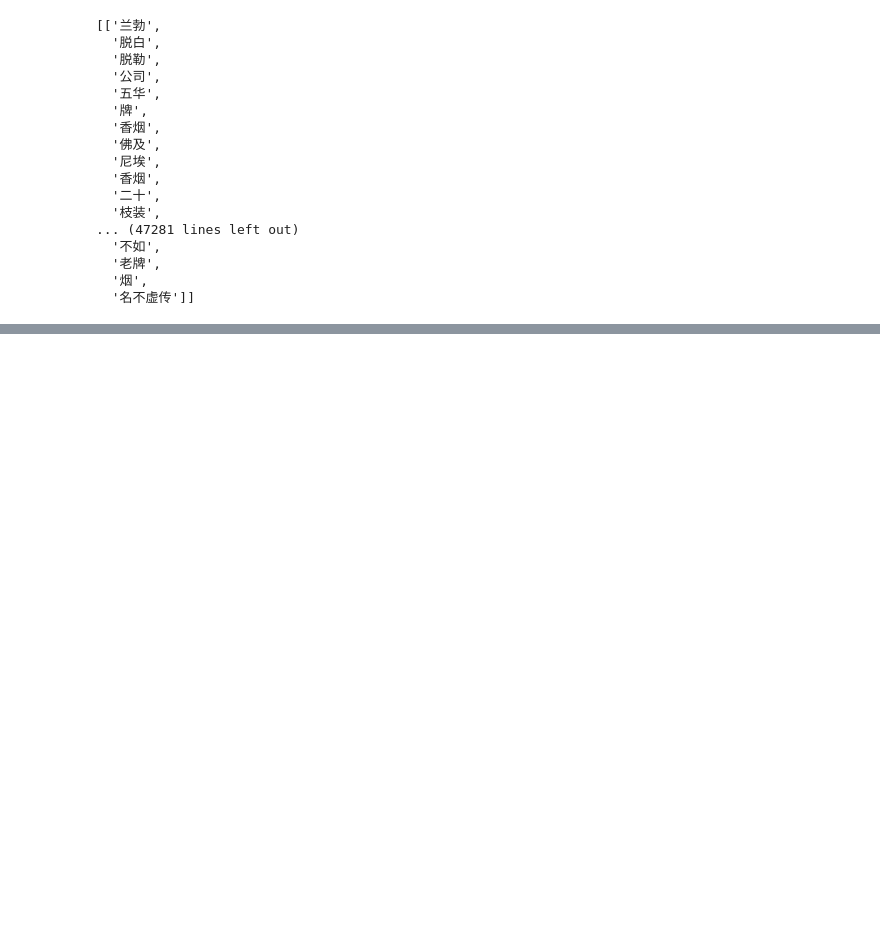
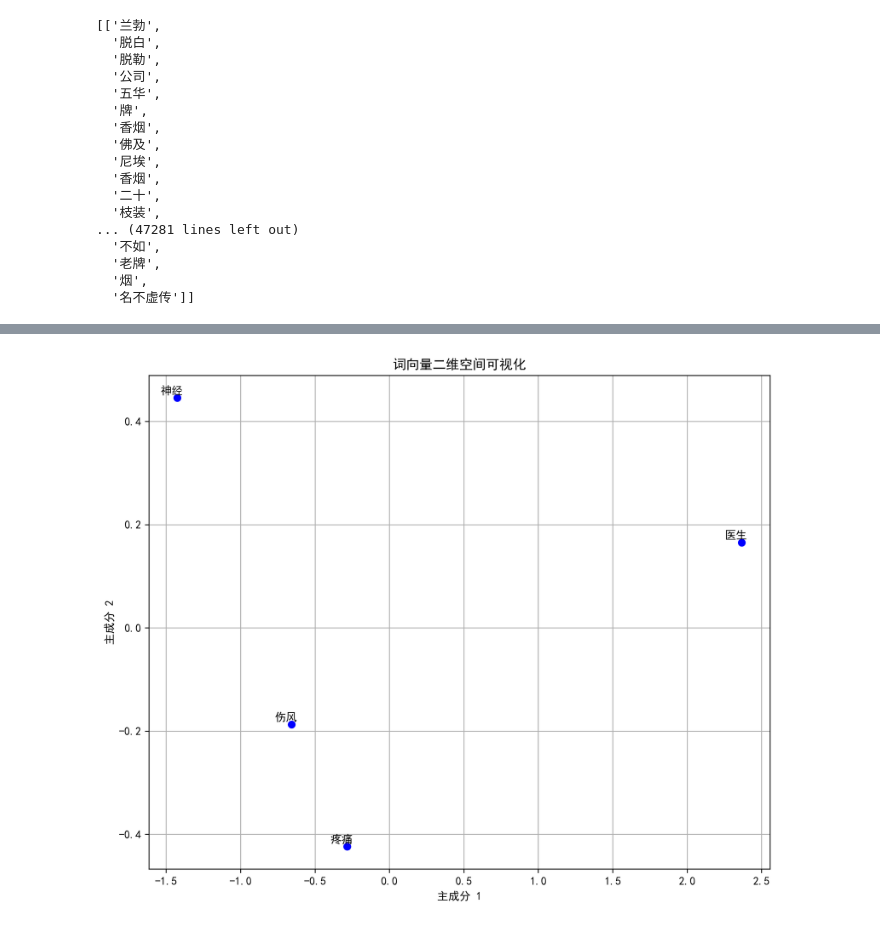
Before and after one commit to XiaoyiZhang833/Text-as-Data, a Jupyter notebook: Chapter 8 词向量.ipynb, the cells around one changed output, grey strips where cells are left out. Cells and saved outputs as stored; diff of their text form; code cells hidden in the pictures; blank space fills up the shorter version.

```diff
--- a/Chapter 8 词向量.ipynb
+++ b/Chapter 8 词向量.ipynb
@@ -128,0 +129,38 @@ model.wv.most_similar('卫生')
+# %%
+import matplotlib.pyplot as plt
+from sklearn.decomposition import PCA
+import numpy as np
+
+# 训练 Word2Vec 模型
+model = Word2Vec(sentences, vector_size=100, window=5, min_count=1, workers=4)
+
+# 定义要绘制的词列表
+words = ['医生', '疼痛', '神经', '伤风']
+
+# 获取词向量
+word_vectors = np.array([model.wv[word] for word in words if word in model.wv])
+valid_words = [word for word in words if word in model.wv]
+
+# 使用 PCA 降维到二维
+pca = PCA(n_components=2)
+word_vectors_2d = pca.fit_transform(word_vectors)
+
+# 设置图片清晰度
+plt.rcParams['figure.dpi'] = 300
+plt.rcParams['font.sans-serif'] = ['SimHei']
+plt.rcParams['axes.unicode_minus'] = False
+
+# 绘制词向量的二维表示
+plt.figure(figsize=(10, 8))
+for i, word in enumerate(valid_words):
+    x, y = word_vectors_2d[i, :]
+    plt.scatter(x, y, marker='o', color='b')
+    plt.annotate(word, xy=(x, y), xytext=(5, 2), textcoords='offset points', ha='right', va='bottom')
+
+plt.title('词向量二维空间可视化')
+plt.xlabel('主成分 1')
+plt.ylabel('主成分 2')
+plt.grid(True)
+plt.show()
+# %% [output]
+[figure, added]
```
Also changed, not shown: parts of 3 cells of this notebook, 1 other file.
